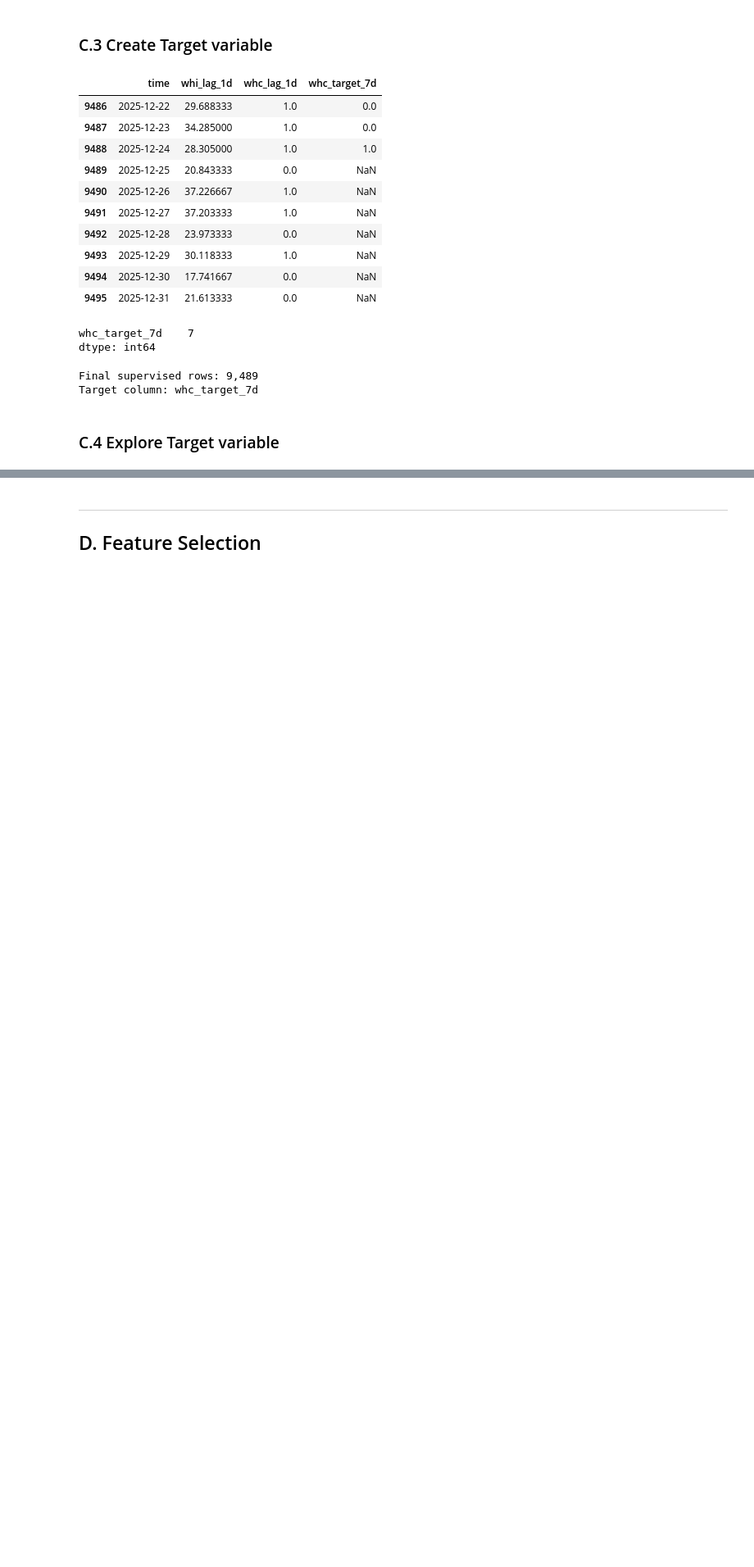
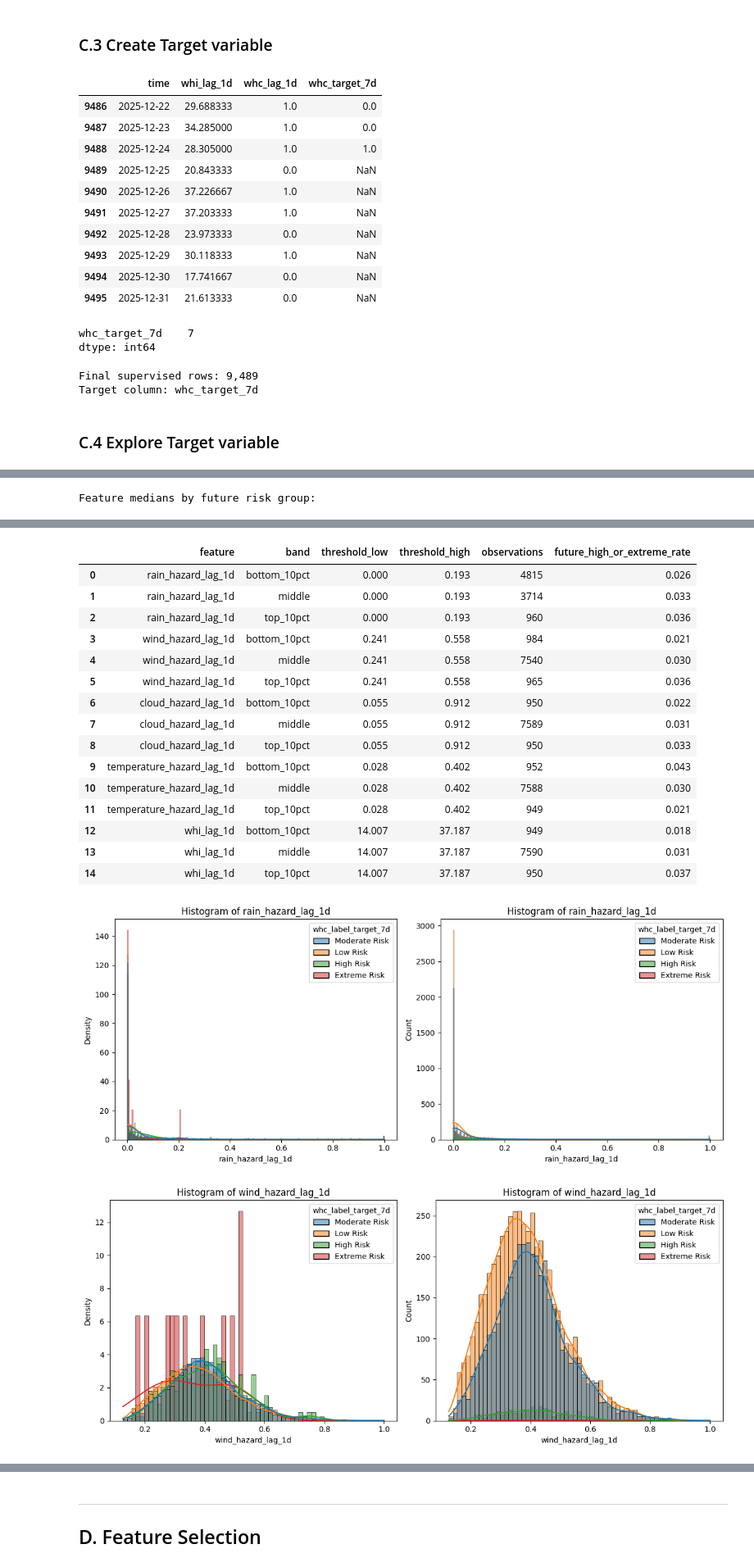
Before and after one commit to RP28/36120-26SP-AT2-26294153-experiments, a Jupyter notebook: notebooks/weather_hazard/36120_26SP_AT2_26294153_experiment_1.ipynb, the cells around one changed output, grey strips where cells are left out. Shown at 82% size. Drawn from its saved outputs; the diff is of its cells as text; code cells hidden in the pictures; blank space fills up the shorter version.

```diff
--- a/notebooks/weather_hazard/36120_26SP_AT2_26294153_experiment_1.ipynb
+++ b/notebooks/weather_hazard/36120_26SP_AT2_26294153_experiment_1.ipynb
@@ -378 +394,30 @@ The +7-day WHC target is imbalanced, with Low and Moderate Risk days occurring m
+# %%
+eda_feature_groups = {
+    "hazard_state": ["rain_hazard_lag_1d", "wind_hazard_lag_1d", "cloud_hazard_lag_1d", "snow_hazard_lag_1d", "temperature_hazard_lag_1d", "whi_lag_1d"],
+    "precipitation_snow": ["precipitation_sum_lag_1d", "precipitation_max_lag_1d", "precipitation_hours_lag_1d", "snowfall_sum_lag_1d"],
+    "surface_wind": ["wind_speed_10m_mean_lag_1d", "wind_speed_10m_max_lag_1d", "wind_gusts_10m_mean_lag_1d", "wind_gusts_10m_max_lag_1d"],
+    "upper_wind": ["wind_speed_100m_mean_lag_1d", "wind_speed_100m_max_lag_1d"],
+    "cloud": ["cloud_cover_mean_lag_1d", "cloud_cover_max_lag_1d", "cloud_cover_low_mean_lag_1d", "cloud_cover_low_max_lag_1d", "cloud_cover_mid_mean_lag_1d", "cloud_cover_mid_max_lag_1d", "cloud_cover_high_mean_lag_1d", "cloud_cover_high_max_lag_1d"],
+    "thermal": ["temperature_2m_mean_lag_1d", "temperature_2m_max_lag_1d", "temperature_2m_min_lag_1d", "temperature_2m_median_lag_1d", "apparent_temperature_mean_lag_1d", "apparent_temperature_max_lag_1d", "apparent_temperature_min_lag_1d"],
+    "atmospheric_moisture": ["relative_humidity_2m_mean_lag_1d", "relative_humidity_2m_max_lag_1d", "relative_humidity_2m_min_lag_1d", "relative_humidity_2m_median_lag_1d", "dew_point_2m_mean_lag_1d", "dew_point_2m_max_lag_1d", "dew_point_2m_min_lag_1d", "vapour_pressure_deficit_mean_lag_1d", "vapour_pressure_deficit_max_lag_1d"],
+    "soil_pressure": ["soil_moisture_0_to_7cm_mean_lag_1d", "pressure_msl_mean_lag_1d", "pressure_msl_max_lag_1d", "pressure_msl_min_lag_1d"],
+    "solar_daylight": ["shortwave_radiation_mean_lag_1d", "shortwave_radiation_max_lag_1d", "sunshine_duration_sum_lag_1d", "daylight_duration_lag_1d"]
+}
+categorical_eda_features = ["weather_code_lag_1d", "wind_direction_10m_dominant_lag_1d", "whc_label_lag_1d"]
+
+@plot_recipe
+@numerical
+@histogram(bins="auto", kde=True, hue=target_label_name, stat="density", common_norm=False, common_bins=True)
+@histogram(bins="auto", kde=True, hue=target_label_name)
+def numerical_hazard_overview():
+    pass
+
+@plot_recipe
+@categorical
+@countplot(rotate_xticks=45)
+@barplot(target_name, errorbar=None, rotate_xticks=45)
+def categorical_hazard_overview():
+    pass
+
+hazard_rplots = RepeatablePlots(eda_weather_df).use(numerical_hazard_overview).use(categorical_hazard_overview)
 # %%
@@ -553,0 +500,7 @@ The engineered hazard scores show how the WHI target is assembled before it is s
+# %%
+hazard_state_features = eda_feature_groups["hazard_state"]
+hazard_state_stats, hazard_state_correlations, hazard_state_target_correlations, hazard_state_class_medians, hazard_state_group_medians = explore_numerical_hazard_features(
+    hazard_state_features, plot_features=["rain_hazard_lag_1d", "wind_hazard_lag_1d", "whi_lag_1d"])
+hazard_state_tail_risk = tail_risk_summary(hazard_state_features)
+display(hazard_state_tail_risk.round(3))
+# %% [output]
@@ -553,0 +530 @@ The engineered hazard scores show how the WHI target is assembled before it is s
+Feature medians by future risk group:
@@ -553,0 +535,18 @@ The engineered hazard scores show how the WHI target is assembled before it is s
+|  | feature | band | threshold_low | threshold_high | observations | future_high_or_extreme_rate |
+| 0 | rain_hazard_lag_1d | bottom_10pct | 0.000 | 0.193 | 4815 | 0.026 |
+| 1 | rain_hazard_lag_1d | middle | 0.000 | 0.193 | 3714 | 0.033 |
+| 2 | rain_hazard_lag_1d | top_10pct | 0.000 | 0.193 | 960 | 0.036 |
+| 3 | wind_hazard_lag_1d | bottom_10pct | 0.241 | 0.558 | 984 | 0.021 |
+| 4 | wind_hazard_lag_1d | middle | 0.241 | 0.558 | 7540 | 0.030 |
+| 5 | wind_hazard_lag_1d | top_10pct | 0.241 | 0.558 | 965 | 0.036 |
+| 6 | cloud_hazard_lag_1d | bottom_10pct | 0.055 | 0.912 | 950 | 0.022 |
+| 7 | cloud_hazard_lag_1d | middle | 0.055 | 0.912 | 7589 | 0.031 |
+| 8 | cloud_hazard_lag_1d | top_10pct | 0.055 | 0.912 | 950 | 0.033 |
+| 9 | temperature_hazard_lag_1d | bottom_10pct | 0.028 | 0.402 | 952 | 0.043 |
+| 10 | temperature_hazard_lag_1d | middle | 0.028 | 0.402 | 7588 | 0.030 |
+| 11 | temperature_hazard_lag_1d | top_10pct | 0.028 | 0.402 | 949 | 0.021 |
+| 12 | whi_lag_1d | bottom_10pct | 14.007 | 37.187 | 949 | 0.018 |
+| 13 | whi_lag_1d | middle | 14.007 | 37.187 | 7590 | 0.031 |
+| 14 | whi_lag_1d | top_10pct | 14.007 | 37.187 | 950 | 0.037 |
+[figure, added]
+[figure, added]
```
Also changed, not shown: parts of 174 cells of this notebook, 1 other file.
